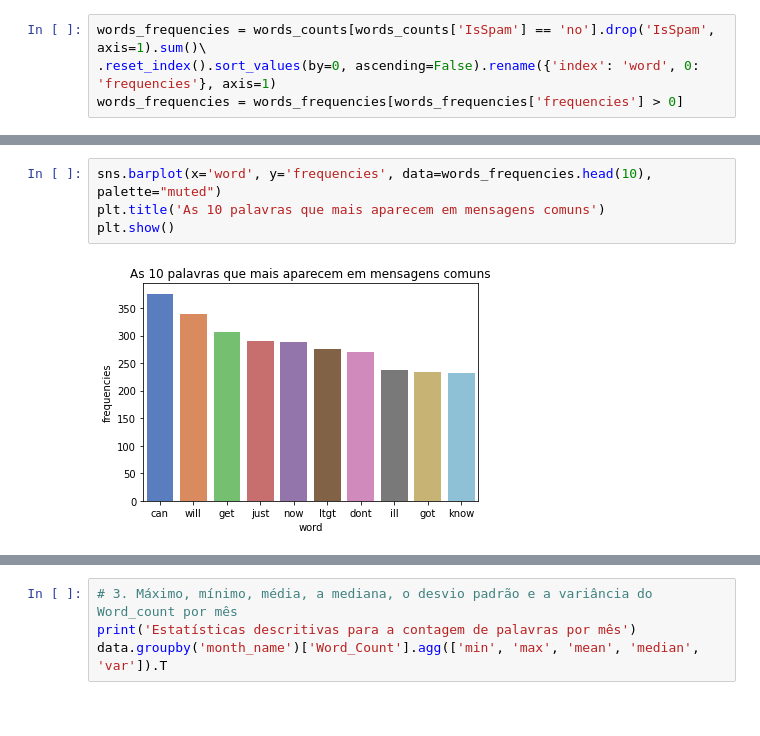
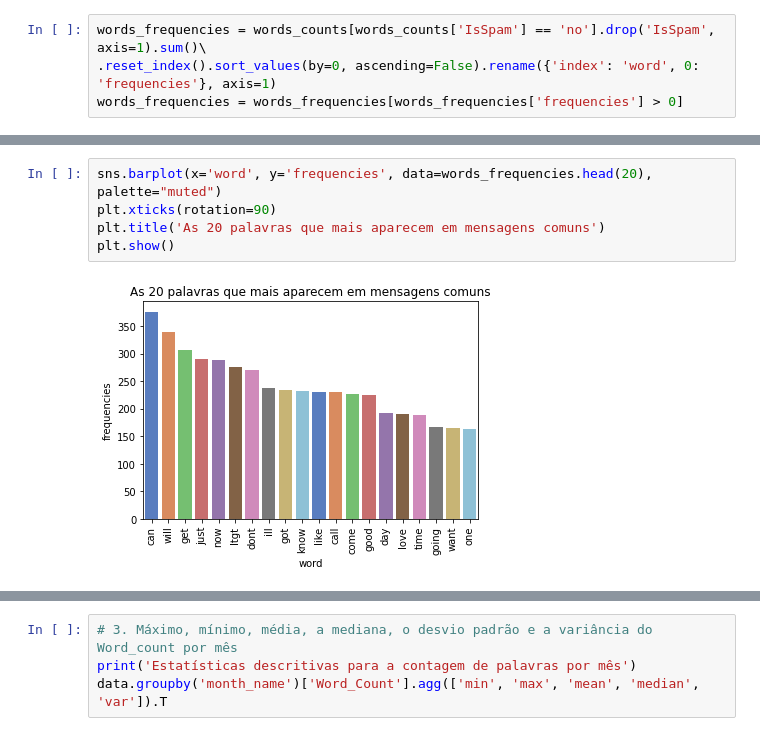
Before and after one commit to acucenarodrigues1998/SeniorLabsChallenge, a Jupyter notebook: SeniorSistemasChallenge.ipynb, the cells around one changed output, grey strips where cells are left out. Saved outputs shown, nothing was run; the diff lists cells and outputs as text.

```diff
--- a/SeniorSistemasChallenge.ipynb
+++ b/SeniorSistemasChallenge.ipynb
@@ -247,9 +253,10 @@ plot_wordcloud(words_frequencies)
 # %%
-sns.barplot(x='word', y='frequencies', data=words_frequencies.head(10), palette="muted")
-plt.title('As 10 palavras que mais aparecem em mensagens comuns')
+sns.barplot(x='word', y='frequencies', data=words_frequencies.head(20), palette="muted")
+plt.xticks(rotation=90)
+plt.title('As 20 palavras que mais aparecem em mensagens comuns')
 plt.show()
 # %% [output]
-[figure, old version]
+[figure, new version]
 # %%
 # 2. Quantidades de mensagens comuns e spams por mês
 print('Distribuição Spam x Comum')
```
Also changed, not shown: parts of 20 cells of this notebook.
